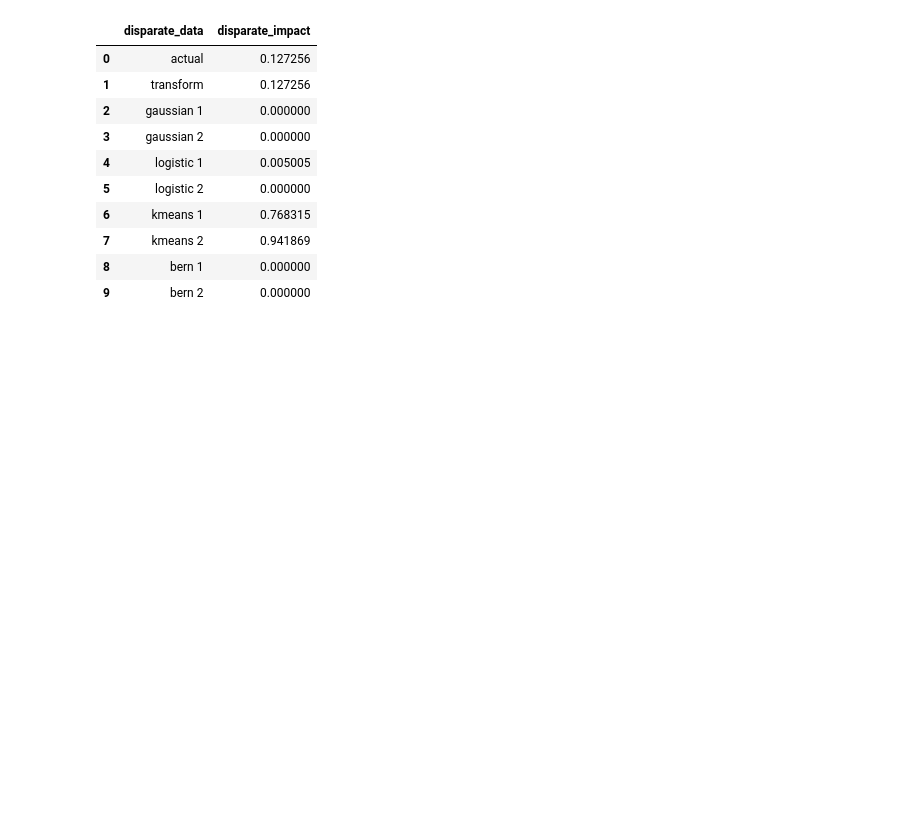
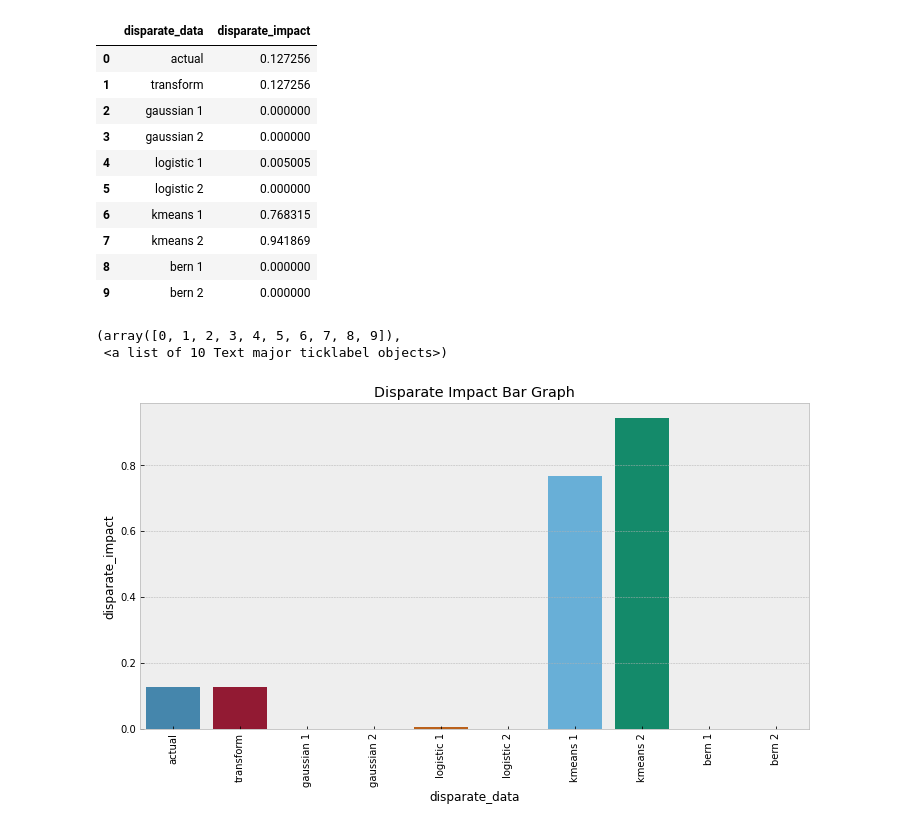
Before and after one commit to Paul-mwaura/CrowdsourcingML, a Jupyter notebook: CrowdsourcingML_Python_Notebook.ipynb, the cells around one changed output. Cells and saved outputs as stored; diff of their text form; code cells hidden in the pictures; blank space fills up the shorter version.

```diff
--- a/CrowdsourcingML_Python_Notebook.ipynb
+++ b/CrowdsourcingML_Python_Notebook.ipynb
@@ -1489,3 +1498,12 @@ disparate_impact
 | 7 | kmeans 2 | 0.941869 |
 | 8 | bern 1 | 0.000000 |
 | 9 | bern 2 | 0.000000 |
+# %%
+fig, ax = plt.subplots(figsize=(12,6))
+sns.barplot(x="disparate_data", y="disparate_impact", data=disparate_impact, ax=ax)
+plt.title('Disparate Impact Bar Graph')
+plt.xticks(rotation=90)
+# %% [output]
+(array([0, 1, 2, 3, 4, 5, 6, 7, 8, 9]),
+ <a list of 10 Text major ticklabel objects>)
+[figure, added]
```
Also changed, not shown: parts of 1 cell of this notebook.
